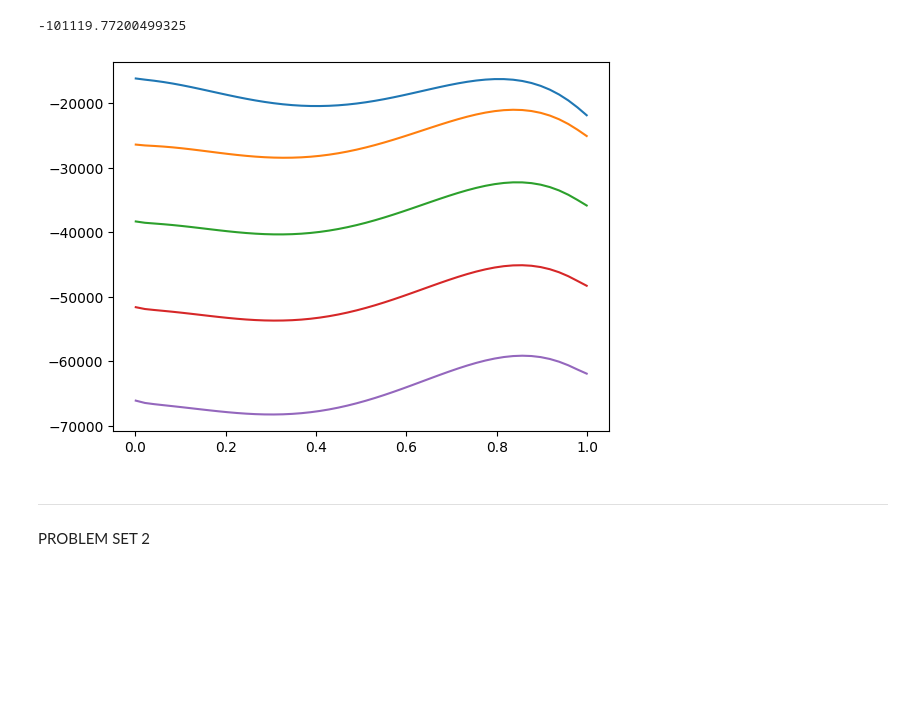
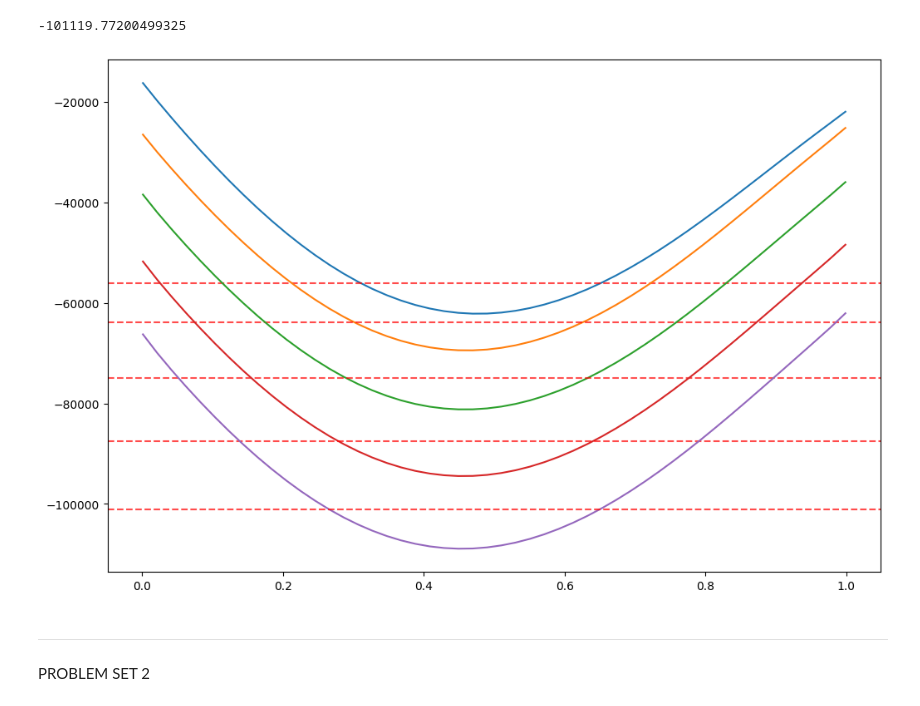
Before and after one commit to ShannonNCM/High_temp_materials, a Jupyter notebook: codes.ipynb, the cells around one changed output. Saved outputs shown, nothing was run; the diff lists cells and outputs as text; code cells hidden in the pictures; blank space fills up the shorter version.

```diff
--- a/codes.ipynb
+++ b/codes.ipynb
@@ -24,7 +21,7 @@ def G_gamma_ni(T):
 
 def L_al_ni_gamma(T,x_al_gamma):
     x_ni_gamma = 1-x_al_gamma
-    return -168.750+(16*T)+(30600*(x_al_gamma-x_ni_gamma))+(41700*(x_al_gamma-x_ni_gamma)**2)
+    return -168750+(16*T)+(30600*(x_al_gamma-x_ni_gamma))+(41700*(x_al_gamma-x_ni_gamma)**2)
 
 def G_ni_al_gamma_prime(T):
     return (0.75*G_gamma_ni(T))-40000+(3*T)+(0.25*G_gamma_al(T))
@@ -32,9 +29,15 @@ def G_ni_al_gamma_prime(T):
 #funciones
 def G_m_gamma(T,x_al_gamma):
     x_ni_gamma = 1-x_al_gamma
+
     G_m_ref_gamma = (x_al_gamma*(G_gamma_al(T)-H_al))+(x_ni_gamma*(G_gamma_ni(T)-H_ni))
-    G_m_ent_gamma = R*T*((x_al_gamma*np.log(x_al_gamma))+(x_ni_gamma*np.log(x_ni_gamma)))
+
+    x_al_safe = np.maximum(x_al_gamma, 1e-10)
+    x_ni_safe = np.maximum(x_ni_gamma, 1e-10)
+    G_m_ent_gamma = R * T * (x_al_safe * np.log(x_al_safe) + x_ni_safe * np.log(x_ni_safe))
+
     G_m_E_gamma = x_al_gamma*x_ni_gamma*L_al_ni_gamma(T,x_al_gamma)
+
     return G_m_ref_gamma+G_m_ent_gamma+G_m_E_gamma
 
 def G_m_gamma_prime(T):
@@ -46,4 +49,4 @@ Temp = [500,  700, 900, 1100, 1300]
 # %%
 for T in Temp:
-    #G_gamma = G_m_gamma(T, x_al)
+    G_gamma = G_m_gamma(T, x_al)
     G_gamma_prime = G_m_gamma_prime(T)
@@ -52,14 +75,16 @@ G_gamma_prime
 # %% [output]
 -101119.77200499325
 # %%
+plt.figure(figsize=(12, 8))
 for T in Temp:
     G_gamma = G_m_gamma(T, x_al)
     G_gamma_prime = G_m_gamma_prime(T)
 
     #plt.plot(x_al,G_gamma)
-    plt.plot(x_al,G_gamma)
+    plt.plot(x_al,G_gamma, label=f'γ phase, T={T}K')
+    plt.axhline(y=G_gamma_prime, color='r', linestyle='--', alpha=0.7, label=f"γ' phase, T={T}K" if T == Temp[0] else "")
 # %% [output]
-[figure, old version]
+[figure, new version]
 # %% [markdown]
 ________________________________________________________________________________________________________
 PROBLEM SET 2
```
Also changed, not shown: parts of 4 cells of this notebook.
